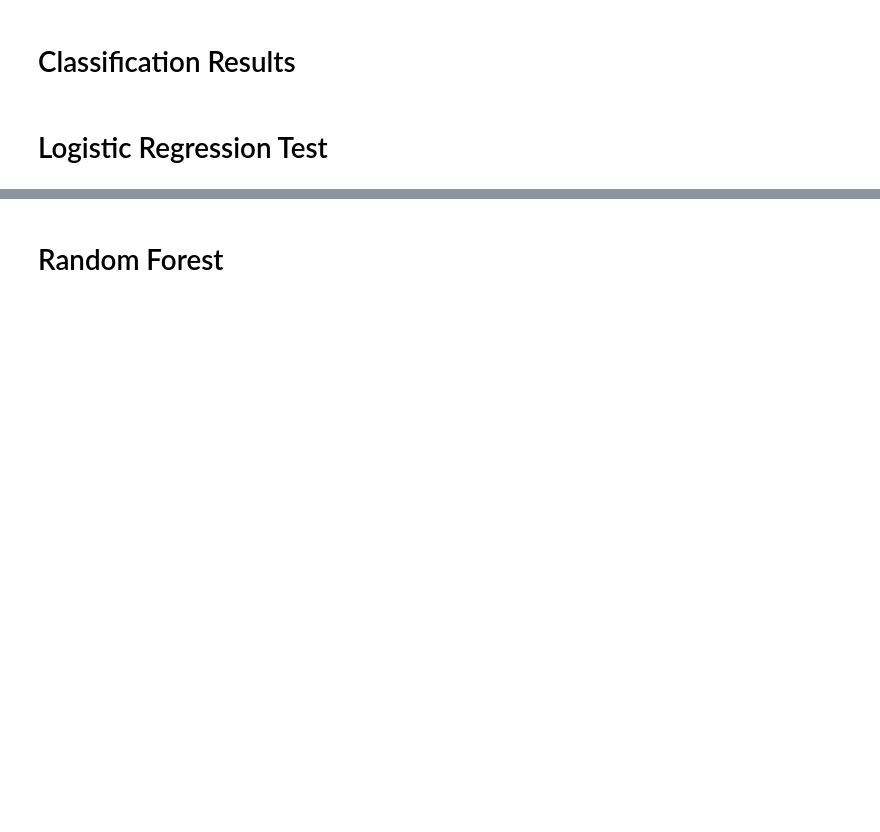
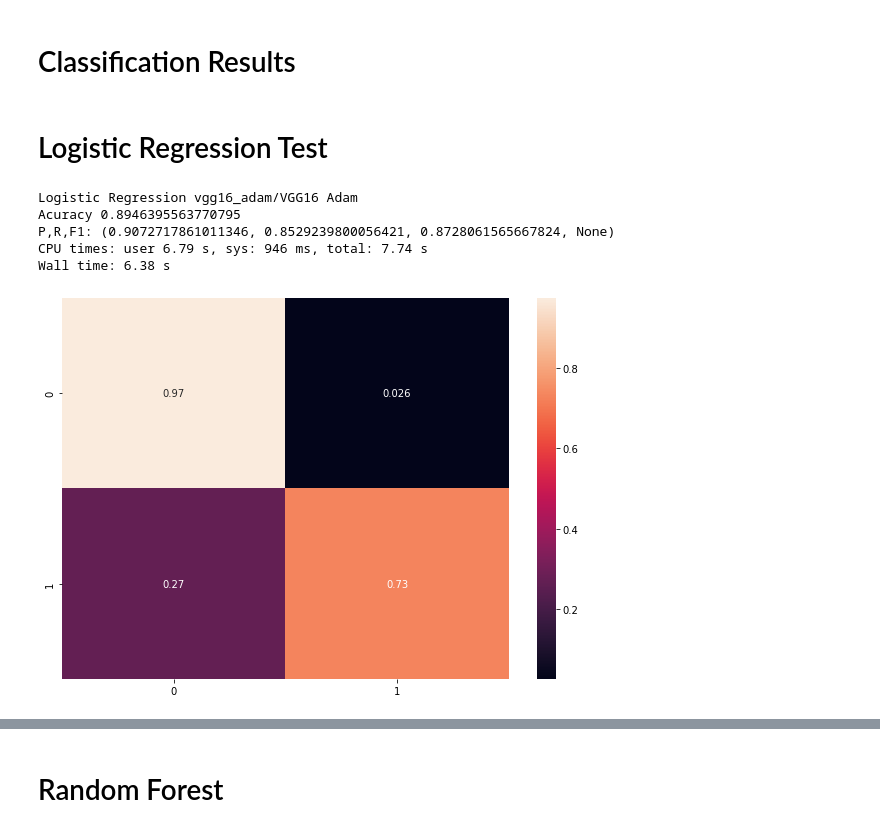
Before and after one commit to bioengsamar/Three-Different-Techniques-for-Signature-Verification, a Jupyter notebook: Signature_Detection_Using_ML/handwritten_signature_classification.ipynb, the cells around one changed output, grey strips where cells are left out. Cells and saved outputs as stored; diff of their text form; code cells hidden in the pictures; blank space fills up the shorter version.

```diff
--- a/Signature_Detection_Using_ML/handwritten_signature_classification.ipynb
+++ b/Signature_Detection_Using_ML/handwritten_signature_classification.ipynb
@@ -39,8 +39,8 @@ warnings.filterwarnings('ignore')
 # %%
 def dataExt(model, optimizer):
     # Load feature ext Data
-    filesTrain = '/content/train_data_names.pkl'
-    filesTest = '/content/test_data_names.pkl'
+    filesTrain = '/content/drive/MyDrive/Image_forensics/final_project_image_forensics/Handwritten_Signature_Feature_Extraction/re_arranged_data/train_data_names.pkl'
+    filesTest = '/content/drive/MyDrive/Image_forensics/final_project_image_forensics/Handwritten_Signature_Feature_Extraction/re_arranged_data/test_data_names.pkl'
     #../input/feature-extracted/InceptionV3_features/InceptionV3_Adagrad_test.npy
     pathTrain = "/content/drive/MyDrive/Image_forensics/final_project_image_forensics/Handwritten_Signature_Feature_Extraction/re_arranged_data/" + model + "_" + optimizer + "_train.npy"
     pathTest = "/content/drive/MyDrive/Image_forensics/final_project_image_forensics/Handwritten_Signature_Feature_Extraction/re_arranged_data/" + model + "_" + optimizer + "_test.npy"
@@ -323,13 +323,17 @@ def PolySVM(model, optimizer, X_train, y_train, X_test, y_test):
 # %% [markdown]
 <h1> Logistic Regression Test </h1>
 # %%
-try:
-    %%time
-    data = pd.read_csv('/content/drive/MyDrive/Image_forensics/final_project_image_forensics/Handwritten_Signature_Feature_Extraction/re_arranged_data/sign_data/data.csv')
-    X_data = data[['img1','img2']]
-    y_data = data[['target']]
-    X_train, X_test, y_train, y_test = train_test_split(X_data, y_data, test_size=0.33)
-    LogReg('vgg16_adam/VGG16', 'Adam', X_train, y_train, X_test, y_test)
-except:
-    pass
+%%time
+data = pd.read_csv('/content/drive/MyDrive/Image_forensics/final_project_image_forensics/Handwritten_Signature_Feature_Extraction/re_arranged_data/sign_data/data.csv')
+X_data = data[['img1','img2']]
+y_data = data[['target']]
+X_train, X_test, y_train, y_test = train_test_split(X_data, y_data, test_size=0.33)
+LogReg('vgg16_adam/VGG16', 'Adam', X_train, y_train, X_test, y_test)
+# %% [output]
+Logistic Regression vgg16_adam/VGG16 Adam
+Acuracy 0.8946395563770795
+P,R,F1: (0.9072717861011346, 0.8529239800056421, 0.8728061565667824, None)
+CPU times: user 6.79 s, sys: 946 ms, total: 7.74 s
+Wall time: 6.38 s
+[figure, added]
 # %%
```
Also changed, not shown: parts of 3 cells of this notebook.
